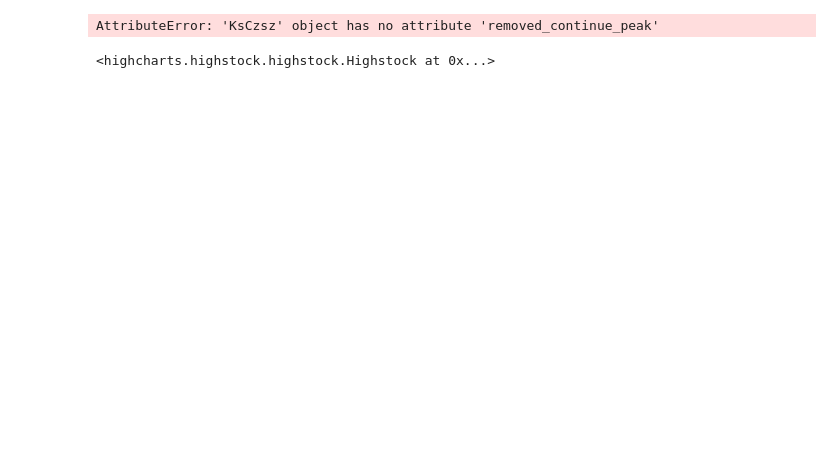
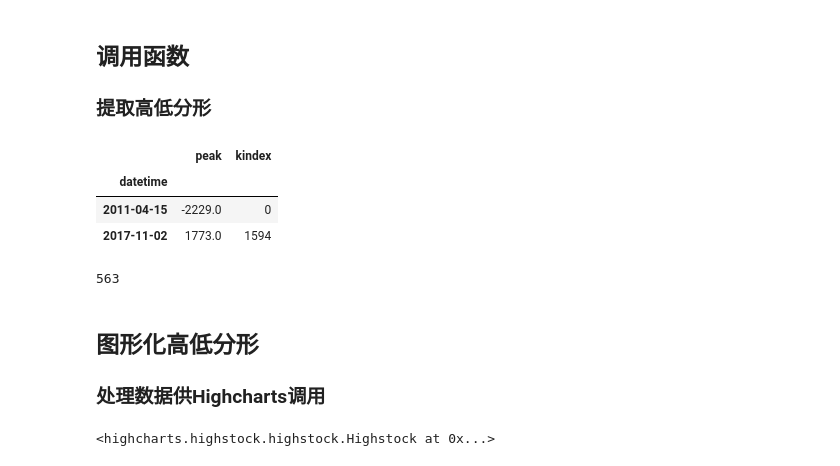
Before and after one commit to newlyedward/Crawler, a Jupyter notebook: czsz.ipynb, the cells around one changed output. Saved outputs shown, nothing was run; the diff lists cells and outputs as text; code cells hidden in the pictures; blank space fills up the shorter version.

```diff
--- a/czsz.ipynb
+++ b/czsz.ipynb
@@ -95,11 +172,19 @@ gdfx = removed_continue_peak(gdfx)
+# %% [markdown]
+## 调用函数
+### 提取高低分形
 # %%
 instrument = Instrument()
-code = 'ml8'
+code = 'jl9'
 df = instrument.bar(code, asset='future')
 hl_df = df.loc[:, ['high', 'low']]
 hl_df['kindex'] = np.arange(len(hl_df))
 ks_czsz = KsCzsz(hl_df)
-ks_czsz.calculate_gdfx()
-gdfx = ks_czsz.gdfx
+gdfx = ks_czsz.calculate_gdfx()
+gdfx.iloc[[0,-1]]
+len(gdfx)
 # %% [output]
+|  | peak | kindex |
+| datetime |  |  |
+| 2011-04-15 | -2229.0 | 0 |
+| 2017-11-02 | 1773.0 | 1594 |
-AttributeError: 'KsCzsz' object has no attribute 'removed_continue_peak'
+563
@@ -117,3 +191,6 @@ peak = peak.values.tolist()
+# %% [markdown]
+## 图形化高低分形
+### 处理数据供Highcharts调用
 # %%
 chart = Highstock(width=1100, height=600)
 chart.JSsource = [
```
Also changed, not shown: parts of 28 cells of this notebook, 5 other files.
